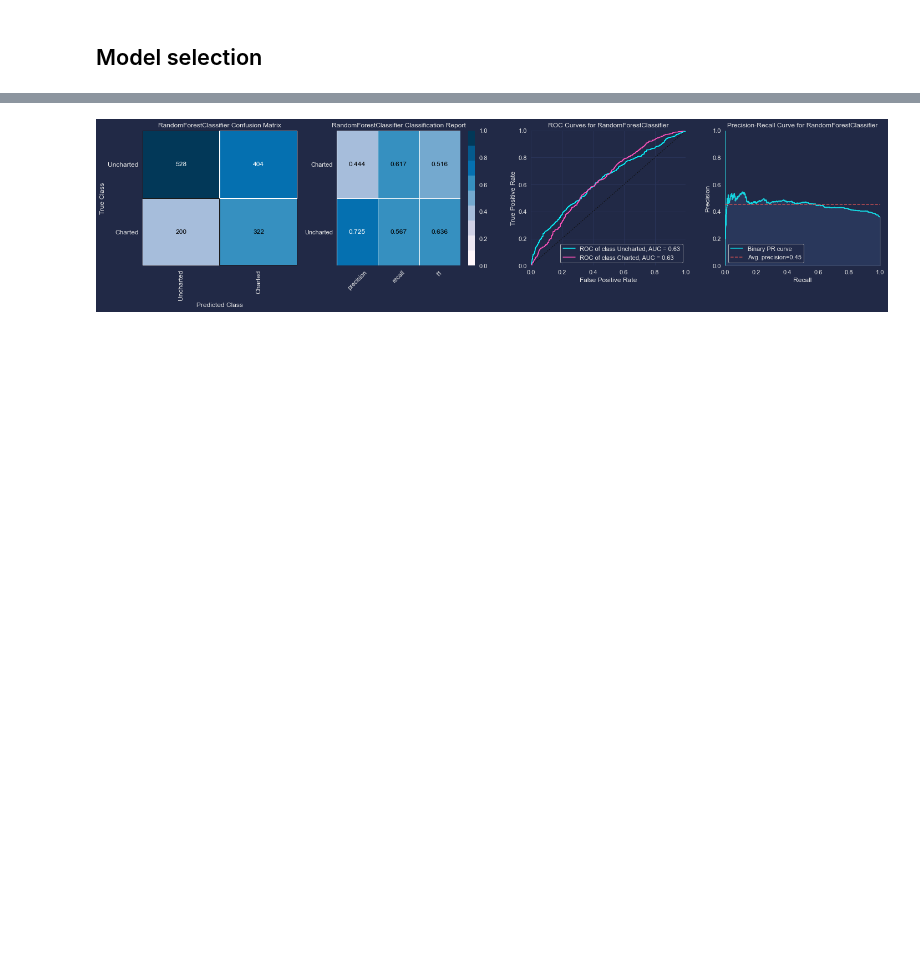
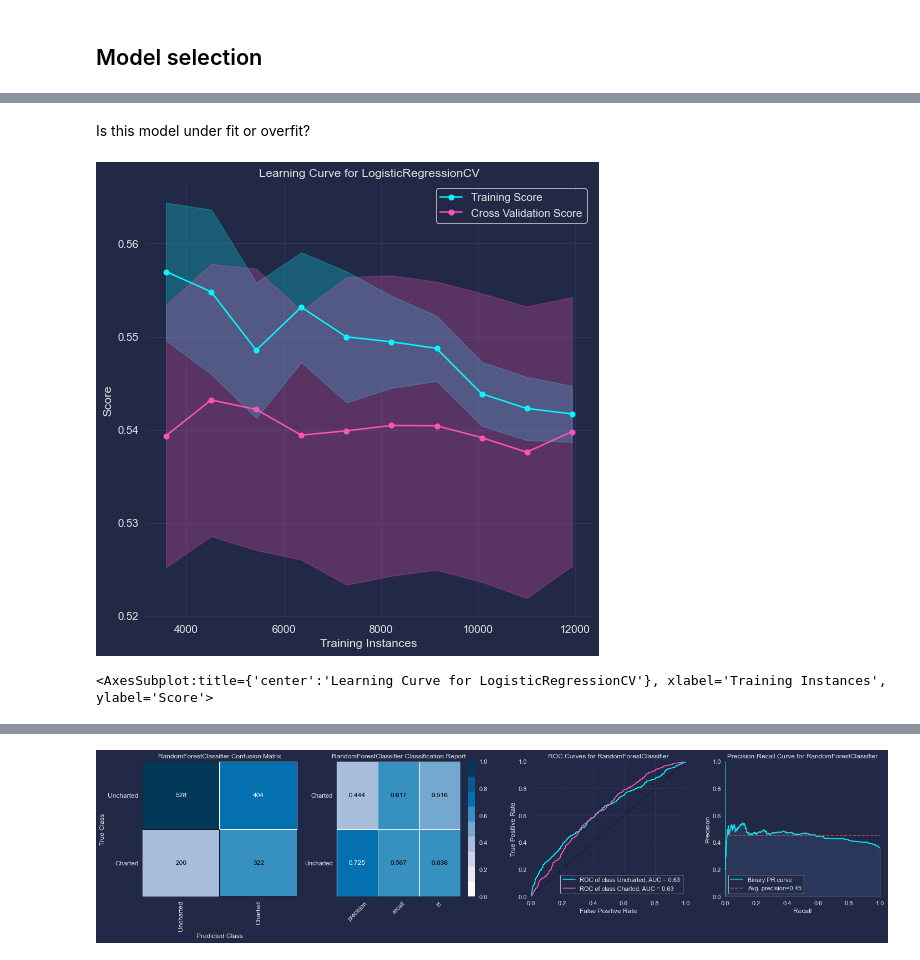
Before and after one commit to pezon/music-mining, a Jupyter notebook: notebooks/analysis/Model Selection.ipynb, the cells around one changed output, grey strips where cells are left out. Cells and saved outputs as stored; diff of their text form; code cells hidden in the pictures; blank space fills up the shorter version.

```diff
--- a/notebooks/analysis/Model Selection.ipynb
+++ b/notebooks/analysis/Model Selection.ipynb
@@ -325,0 +396,19 @@ def plot_classification_reports(model, X_train, X_test, y_train, y_test):
+# %% [markdown]
+Is this model under fit or overfit?
+# %%
+X = tracks_df[audio_features + artist_features]
+y = tracks_df["track_chart_months"] >= 1
+
+visualizer = LearningCurve(
+    model,
+    cv=StratifiedKFold(n_splits=12),
+    scoring="precision",
+    train_sizes=np.linspace(0.3, 1.0, 10),
+    n_jobs=-1
+)
+
+visualizer.fit(X, y)
+visualizer.show()
+# %% [output]
+[figure, added]
+<AxesSubplot:title={'center':'Learning Curve for LogisticRegressionCV'}, xlabel='Training Instances', ylabel='Score'>
```
Also changed, not shown: parts of 58 cells of this notebook, 10 other files.
